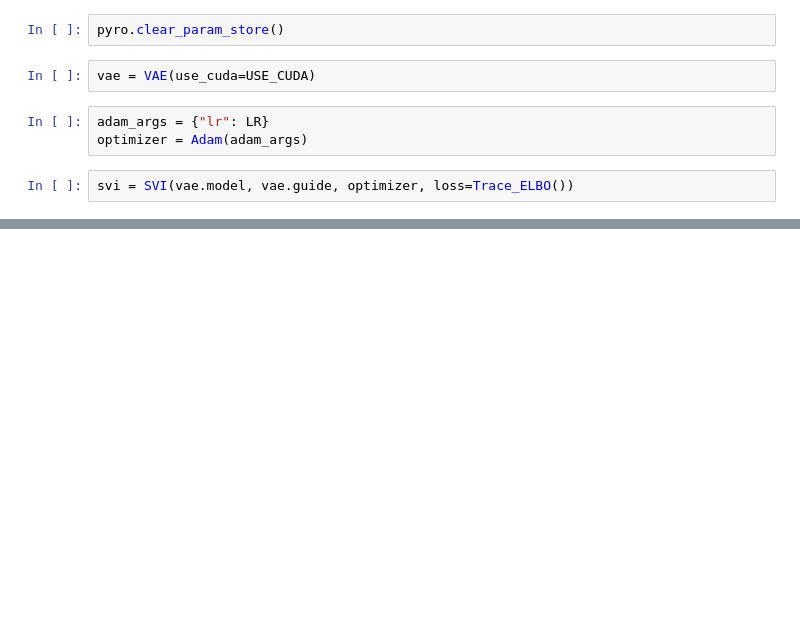
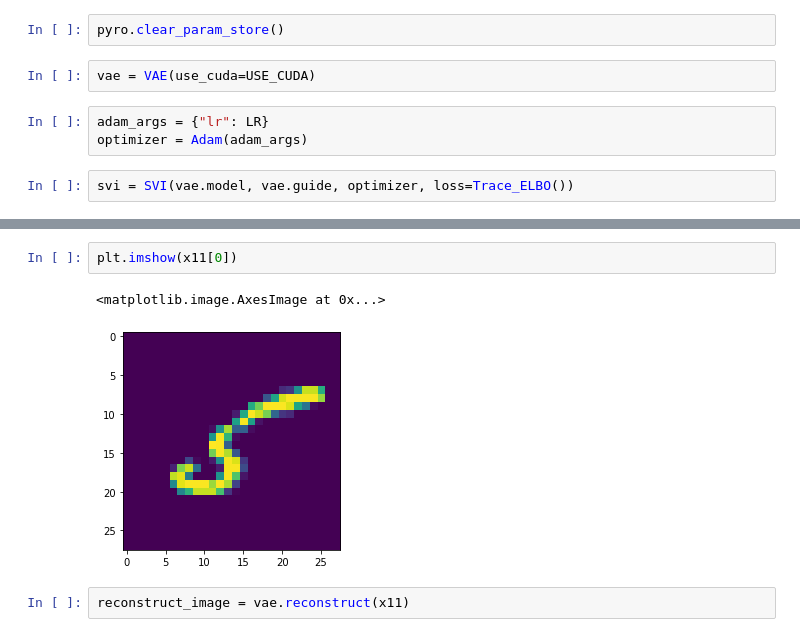
Before and after one commit to drclab/GP_VAE, a Jupyter notebook: drclab/VAE/vae_0.ipynb, the cells around one changed output, grey strips where cells are left out. Cells and saved outputs as stored; diff of their text form; blank space fills up the shorter version.

```diff
--- a/drclab/VAE/vae_0.ipynb
+++ b/drclab/VAE/vae_0.ipynb
@@ -194,0 +242,7 @@ torch.Size([128, 784])
+# %%
+plt.imshow(x11[0])
+# %% [output]
+<matplotlib.image.AxesImage at 0x...>
+[figure, added]
+# %%
+reconstruct_image = vae.reconstruct(x11)
```
Also changed, not shown: parts of 25 cells of this notebook.
